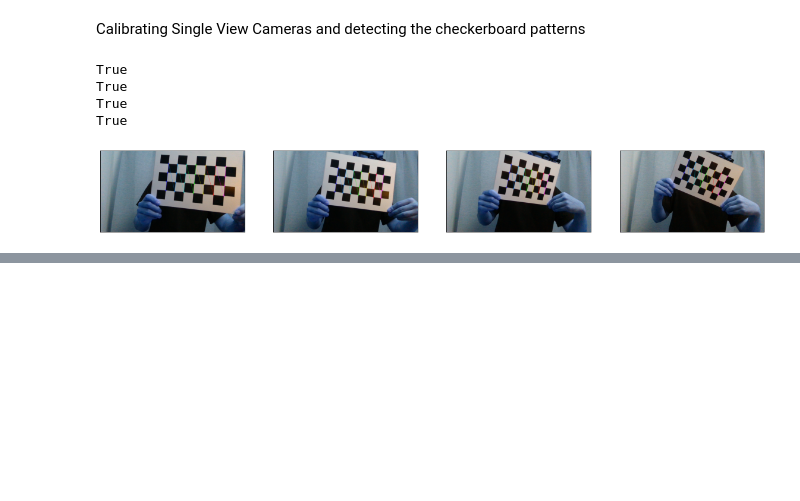
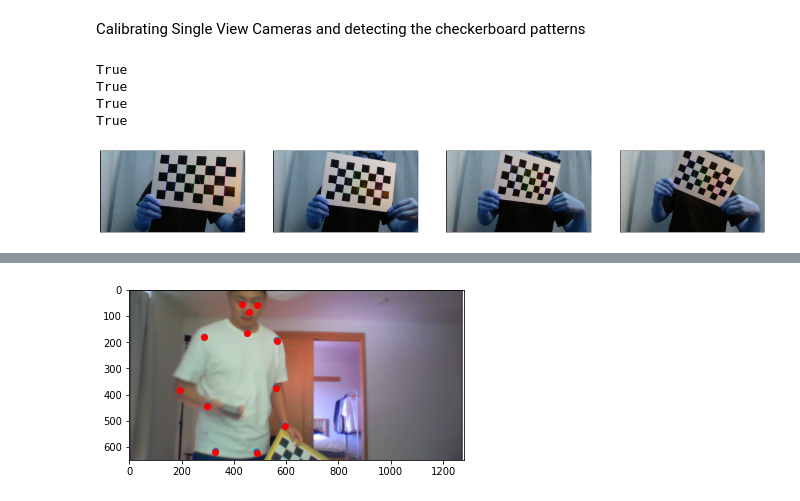
Before and after one commit to mobarakol/computer_vision_tutorial, a Jupyter notebook: Stereo_Camera_Calibration_Triangulation.ipynb, the cells around one changed output, grey strips where cells are left out. Saved outputs shown, nothing was run; the diff lists cells and outputs as text; code cells hidden in the pictures; blank space fills up the shorter version.

```diff
--- a/Stereo_Camera_Calibration_Triangulation.ipynb
+++ b/Stereo_Camera_Calibration_Triangulation.ipynb
@@ -87,0 +309,93 @@ len(images)
+# %%
+import urllib
+
+def get_img_from_url(url):
+    # url = 'https://github.com/TemugeB/temugeb.github.io/blob/main/_posts/images/keypoints.png'
+    req = urllib.request.Request(url, headers={'User-Agent' : "Magic Browser"})
+    req = urllib.request.urlopen( req )
+    arr = np.asarray(bytearray(req.read()), dtype=np.uint8)
+    img = cv.imdecode(arr, -1) # 'Load it as it is'
+    img = cv.cvtColor(img, cv.COLOR_RGBA2RGB)
+    img1 = cv.resize(img[:255,:,:], ( 1280, 650))
+    img2 = cv.resize(img[280:,:,:], ( 1280, 650))
+    return img1, img2
+
+def triangulate(mtx1, mtx2, R, T):
+
+    uvs1 = [[458, 86], [451, 164], [287, 181],
+            [196, 383], [297, 444], [564, 194],
+            [562, 375], [596, 520], [329, 620],
+            [488, 622], [432, 52], [489, 56]]
+
+    uvs2 = [[540, 311], [603, 359], [542, 378],
+            [525, 507], [485, 542], [691, 352],
+            [752, 488], [711, 605], [549, 651],
+            [651, 663], [526, 293], [542, 290]]
+
+    uvs1 = np.array(uvs1)
+    uvs2 = np.array(uvs2)
+
+    url = 'https://github.com/TemugeB/temugeb.github.io/blob/main/_posts/images/keypoints.png?raw=true'
+    frame1, frame2 = get_img_from_url(url)
+
+    plt.imshow(frame1[:,:,[2,1,0]])
+    plt.scatter(uvs1[:,0], uvs1[:,1], c='r')
+    plt.show() #this call will cause a crash if you use cv.imshow() above. Comment out cv.imshow() to see this.
+
+    plt.imshow(frame2[:,:,[2,1,0]])
+    plt.scatter(uvs2[:,0], uvs2[:,1], c='r')
+    plt.show()#this call will cause a crash if you use cv.imshow() above. Comment out cv.imshow() to see this
+
+    #RT matrix for C1 is identity.
+    RT1 = np.concatenate([np.eye(3), [[0],[0],[0]]], axis = -1)
+    P1 = mtx1 @ RT1 #projection matrix for C1
+
+    #RT matrix for C2 is the R and T obtained from stereo calibration.
+    RT2 = np.concatenate([R, T], axis = -1)
+    P2 = mtx2 @ RT2 #projection matrix for C2
+
+    def DLT(P1, P2, point1, point2):
+
+        A = [point1[1]*P1[2,:] - P1[1,:],
+             P1[0,:] - point1[0]*P1[2,:],
+             point2[1]*P2[2,:] - P2[1,:],
+             P2[0,:] - point2[0]*P2[2,:]
+            ]
+        A = np.array(A).reshape((4,4))
+
+        B = A.transpose() @ A
+        from scipy import linalg
+        U, s, Vh = linalg.svd(B, full_matrices = False)
+
+        # print('Triangulated point: ')
+        # print(Vh[3,0:3]/Vh[3,3])
+        return Vh[3,0:3]/Vh[3,3]
+
+    p3ds = []
+    for uv1, uv2 in zip(uvs1, uvs2):
+        _p3d = DLT(P1, P2, uv1, uv2)
+        p3ds.append(_p3d)
+    p3ds = np.array(p3ds)
+
+    from mpl_toolkits.mplot3d import Axes3D
+
+    fig = plt.figure()
+    ax = fig.add_subplot(111, projection='3d')
+    ax.set_xlim3d(-15, 5)
+    ax.set_ylim3d(-10, 10)
+    ax.set_zlim3d(10, 30)
+
+    connections = [[0,1], [1,2], [2,3], [3,4], [1,5], [5,6], [6,7], [1,8], [1,9], [2,8], [5,9], [8,9], [0, 10], [0, 11]]
+    for _c in connections:
+        # print(p3ds[_c[0]])
+        # print(p3ds[_c[1]])
+        ax.plot(xs = [p3ds[_c[0],0], p3ds[_c[1],0]], ys = [p3ds[_c[0],1], p3ds[_c[1],1]], zs = [p3ds[_c[0],2], p3ds[_c[1],2]], c = 'red')
+    ax.set_title('This figure can be rotated.')
+    #uncomment to see the triangulated pose. This may cause a crash if youre also using cv.imshow() above.
+    plt.show()
+
+
+#this call might cause segmentation fault error. This is due to calling cv.imshow() and plt.show()
+triangulate(mtx1, mtx2, R, T)
+# %% [output]
+[figure, added]
```
Also changed, not shown: parts of 14 cells of this notebook.
